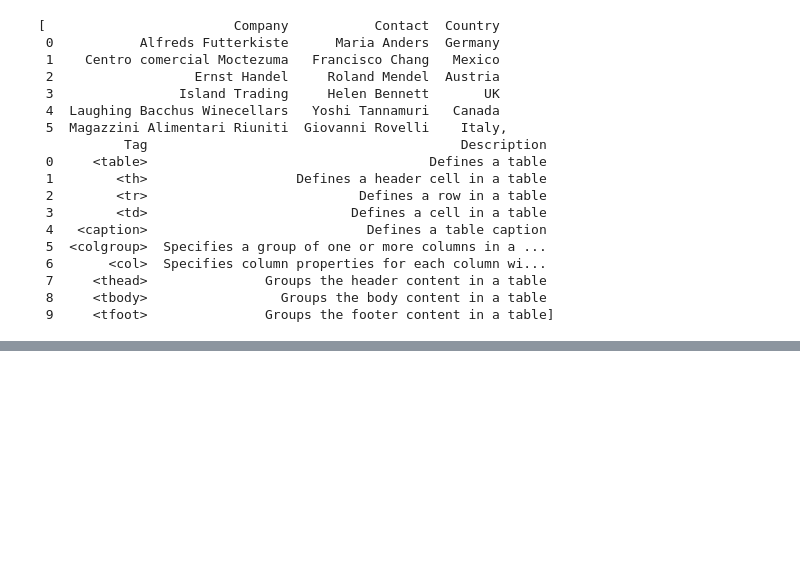
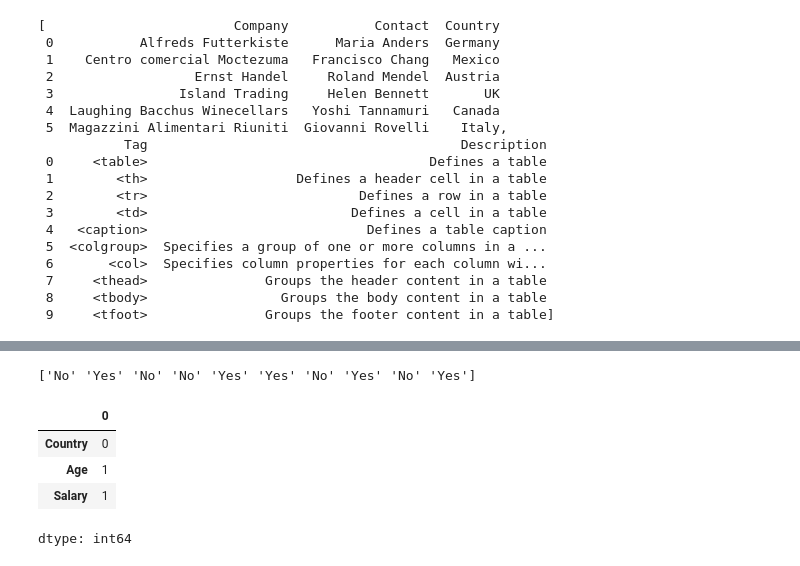
Before and after one commit to Laxminarayen/Inceptez-batch-25-Classwork, a Jupyter notebook: Python-Class17-DataPreprocessing/DataPreprocessing.ipynb, the cells around one changed output, grey strips where cells are left out. Drawn from its saved outputs; the diff is of its cells as text; code cells hidden in the pictures; blank space fills up the shorter version.

```diff
--- a/Python-Class17-DataPreprocessing/DataPreprocessing.ipynb
+++ b/Python-Class17-DataPreprocessing/DataPreprocessing.ipynb
@@ -176,0 +219,4 @@ tables
+# %%
+print(y)
+# %% [output]
+['No' 'Yes' 'No' 'No' 'Yes' 'Yes' 'No' 'Yes' 'No' 'Yes']
@@ -176,0 +226,8 @@ tables
+# %%
+dataset_X.isna().sum()
+# %% [output]
+|  | 0 |
+| Country | 0 |
+| Age | 1 |
+| Salary | 1 |
+dtype: int64
```
Also changed, not shown: parts of 19 cells of this notebook, 2 other files.
